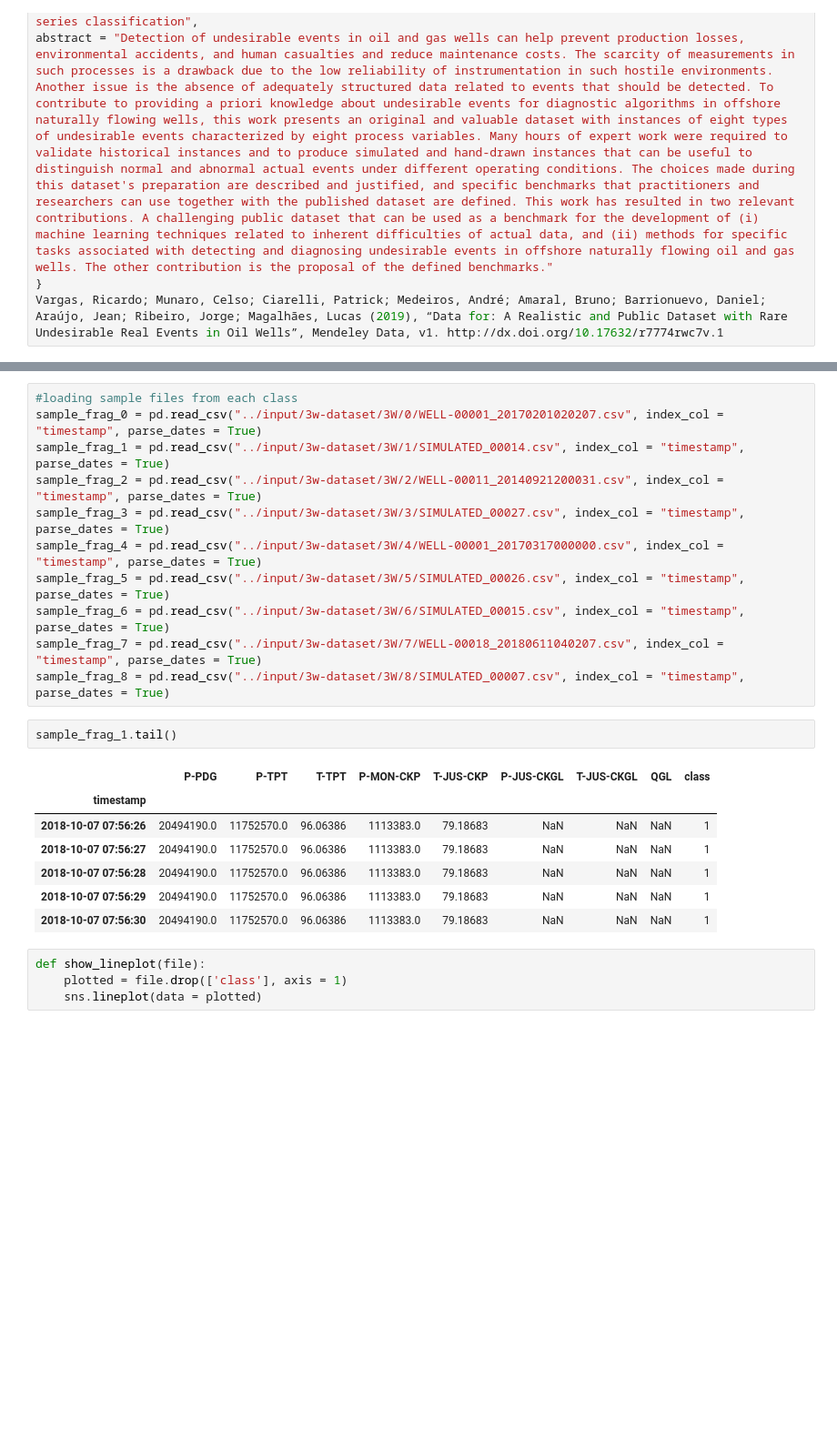
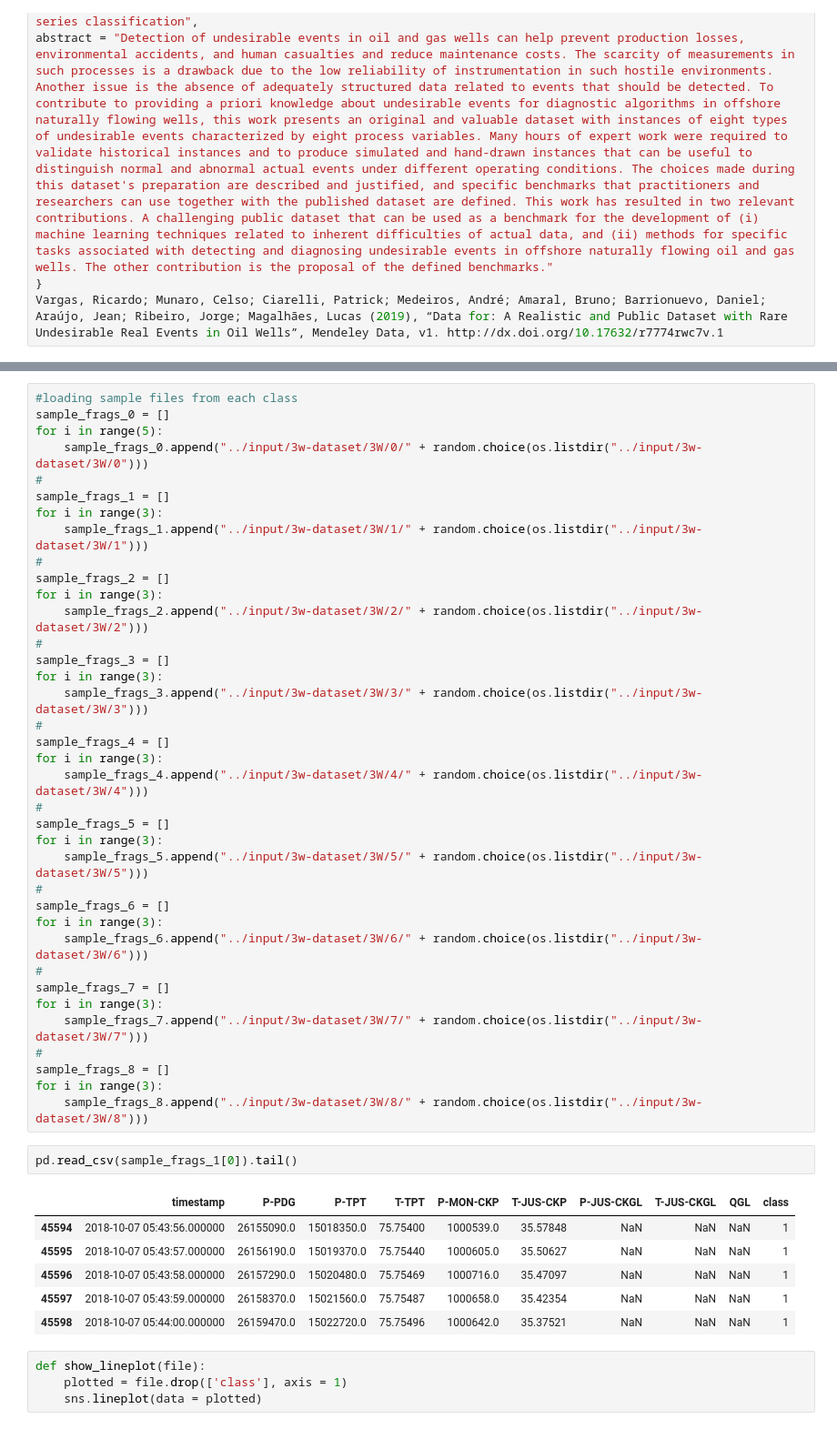
Before and after one commit to aadyar882/Undesirable_Events_in_Oil_Wells, a Jupyter notebook: oil-wells.ipynb, the cells around one changed output, grey strips where cells are left out. Shown: that part at 91% size. Drawn from its saved outputs; the diff is of its cells as text; blank space fills up the shorter version.

Commit message:
Kaggle Notebook | oil wells  | Version 4

```diff
--- a/oil-wells.ipynb
+++ b/oil-wells.ipynb
@@ -51,27 +52,52 @@ Vargas, Ricardo; Munaro, Celso; Ciarelli, Patrick; Medeiros, André; Amaral, Bru
 * 6 - quick restriction in pck
 * 7 - scaling in pck
 * 8 - hydrate in production line
-# %%
-#loading sample files from each class
-sample_frag_0 = pd.read_csv("../input/3w-dataset/3W/0/WELL-00001_20170201020207.csv", index_col = "timestamp", parse_dates = True)
-sample_frag_1 = pd.read_csv("../input/3w-dataset/3W/1/SIMULATED_00014.csv", index_col = "timestamp", parse_dates = True)
-sample_frag_2 = pd.read_csv("../input/3w-dataset/3W/2/WELL-00011_20140921200031.csv", index_col = "timestamp", parse_dates = True)
-sample_frag_3 = pd.read_csv("../input/3w-dataset/3W/3/SIMULATED_00027.csv", index_col = "timestamp", parse_dates = True)
-sample_frag_4 = pd.read_csv("../input/3w-dataset/3W/4/WELL-00001_20170317000000.csv", index_col = "timestamp", parse_dates = True)
-sample_frag_5 = pd.read_csv("../input/3w-dataset/3W/5/SIMULATED_00026.csv", index_col = "timestamp", parse_dates = True)
-sample_frag_6 = pd.read_csv("../input/3w-dataset/3W/6/SIMULATED_00015.csv", index_col = "timestamp", parse_dates = True)
-sample_frag_7 = pd.read_csv("../input/3w-dataset/3W/7/WELL-00018_20180611040207.csv", index_col = "timestamp", parse_dates = True)
-sample_frag_8 = pd.read_csv("../input/3w-dataset/3W/8/SIMULATED_00007.csv", index_col = "timestamp", parse_dates = True)
-# %%
-sample_frag_1.tail()
-# %% [output]
-|  | P-PDG | P-TPT | T-TPT | P-MON-CKP | T-JUS-CKP | P-JUS-CKGL | T-JUS-CKGL | QGL | class |
-| timestamp |  |  |  |  |  |  |  |  |  |
-| 2018-10-07 07:56:26 | 20494190.0 | 11752570.0 | 96.06386 | 1113383.0 | 79.18683 | NaN | NaN | NaN | 1 |
-| 2018-10-07 07:56:27 | 20494190.0 | 11752570.0 | 96.06386 | 1113383.0 | 79.18683 | NaN | NaN | NaN | 1 |
-| 2018-10-07 07:56:28 | 20494190.0 | 11752570.0 | 96.06386 | 1113383.0 | 79.18683 | NaN | NaN | NaN | 1 |
-| 2018-10-07 07:56:29 | 20494190.0 | 11752570.0 | 96.06386 | 1113383.0 | 79.18683 | NaN | NaN | NaN | 1 |
-| 2018-10-07 07:56:30 | 20494190.0 | 11752570.0 | 96.06386 | 1113383.0 | 79.18683 | NaN | NaN | NaN | 1 |
+# %%
+#loading sample files from each class
+sample_frags_0 = []
+for i in range(5):
+    sample_frags_0.append("../input/3w-dataset/3W/0/" + random.choice(os.listdir("../input/3w-dataset/3W/0")))
+#
+sample_frags_1 = []
+for i in range(3):
+    sample_frags_1.append("../input/3w-dataset/3W/1/" + random.choice(os.listdir("../input/3w-dataset/3W/1")))
+#
+sample_frags_2 = []
+for i in range(3):
+    sample_frags_2.append("../input/3w-dataset/3W/2/" + random.choice(os.listdir("../input/3w-dataset/3W/2")))
+#
+sample_frags_3 = []
+for i in range(3):
+    sample_frags_3.append("../input/3w-dataset/3W/3/" + random.choice(os.listdir("../input/3w-dataset/3W/3")))
+#
+sample_frags_4 = []
+for i in range(3):
+    sample_frags_4.append("../input/3w-dataset/3W/4/" + random.choice(os.listdir("../input/3w-dataset/3W/4")))
+#
+sample_frags_5 = []
+for i in range(3):
+    sample_frags_5.append("../input/3w-dataset/3W/5/" + random.choice(os.listdir("../input/3w-dataset/3W/5")))
+#
+sample_frags_6 = []
+for i in range(3):
+    sample_frags_6.append("../input/3w-dataset/3W/6/" + random.choice(os.listdir("../input/3w-dataset/3W/6")))
+#
+sample_frags_7 = []
+for i in range(3):
+    sample_frags_7.append("../input/3w-dataset/3W/7/" + random.choice(os.listdir("../input/3w-dataset/3W/7")))
+#
+sample_frags_8 = []
+for i in range(3):
+    sample_frags_8.append("../input/3w-dataset/3W/8/" + random.choice(os.listdir("../input/3w-dataset/3W/8")))
+# %%
+pd.read_csv(sample_frags_1[0]).tail()
+# %% [output]
+|  | timestamp | P-PDG | P-TPT | T-TPT | P-MON-CKP | T-JUS-CKP | P-JUS-CKGL | T-JUS-CKGL | QGL | class |
+| 45594 | 2018-10-07 05:43:56.000000 | 26155090.0 | 15018350.0 | 75.75400 | 1000539.0 | 35.57848 | NaN | NaN | NaN | 1 |
+| 45595 | 2018-10-07 05:43:57.000000 | 26156190.0 | 15019370.0 | 75.75440 | 1000605.0 | 35.50627 | NaN | NaN | NaN | 1 |
+| 45596 | 2018-10-07 05:43:58.000000 | 26157290.0 | 15020480.0 | 75.75469 | 1000716.0 | 35.47097 | NaN | NaN | NaN | 1 |
+| 45597 | 2018-10-07 05:43:59.000000 | 26158370.0 | 15021560.0 | 75.75487 | 1000658.0 | 35.42354 | NaN | NaN | NaN | 1 |
+| 45598 | 2018-10-07 05:44:00.000000 | 26159470.0 | 15022720.0 | 75.75496 | 1000642.0 | 35.37521 | NaN | NaN | NaN | 1 |
 # %%
 def show_lineplot(file):
     plotted = file.drop(['class'], axis = 1)
```
Also changed, not shown: parts of 17 cells of this notebook.
